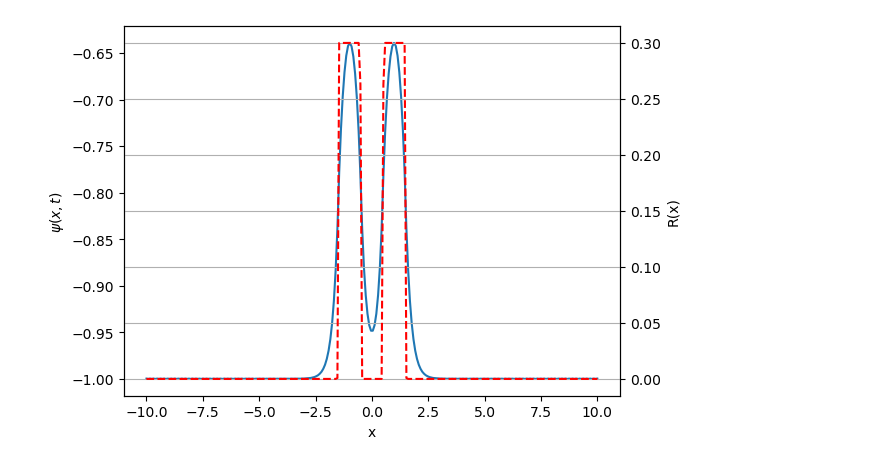
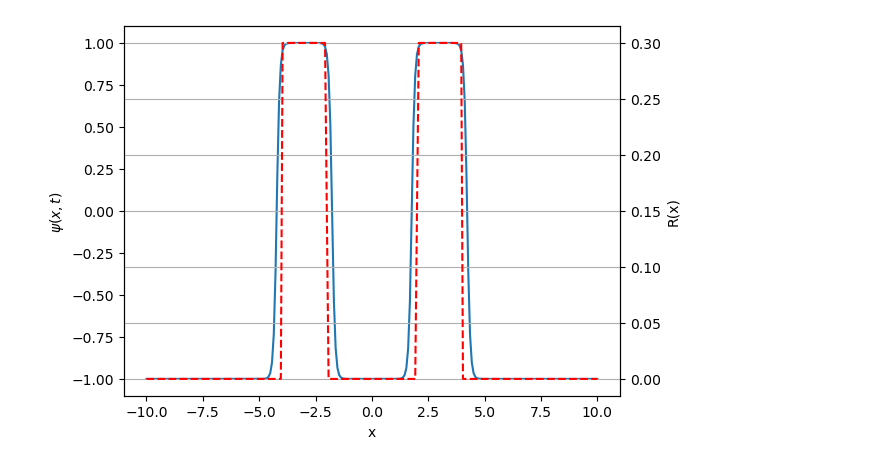
Before and after one commit to pvblop/Memory-Phase-Field-Models, a Jupyter notebook: two_beads_test.ipynb, the cells around one changed output. Saved outputs shown, nothing was run; the diff lists cells and outputs as text; code cells hidden in the pictures.

```diff
--- a/two_beads_test.ipynb
+++ b/two_beads_test.ipynb
@@ -3,9 +3,10 @@ import numpy as np
 import matplotlib.pyplot as plt
 from scipy.integrate import solve_ivp
 
-D = 0.1
-l = 1.0
+D = 0.01
+l = 5.0
 rm = 0.3
+w=2
 
 Nx = 256
 x = np.linspace(-10, 10, Nx)
@@ -17,7 +18,7 @@ def H(x):
 def well(x, x0, width):
     return H(x - (x0 - width/2)) - H(x - (x0 + width/2))
 
-def R(x, sep=l, width=1.0):
+def R(x, sep=l, width=w):
     return well(x, -sep/2, width) + well(x, sep/2, width)
 
 def laplacian_neumann(y):
@@ -32,37 +33,37 @@ def laplacian_neumann(y):
     return lap
 
 
-R_profile = R(x, sep=l+1.0, width=1.0)
+R_profile = R(x, sep=l+1.0, width=w)
 
 def rhs(t, y):
     reaction = -(y * (y + 1) + rm * R_profile) * (y - 1)
     diffusion = D * laplacian_neumann(y)
     return reaction + diffusion
 
 t0, tf = 0, 500
 
 y0 = -np.ones_like(x)
 
 sol = solve_ivp(
     rhs,
     t_span=(t0, tf),
     y0=y0,
     t_eval=np.linspace(t0, tf, 256),
     method="RK45"
 )
 
 fig, ax1 = plt.subplots()
 
 # eje izquierdo
 ax1.plot(x, sol.y[:, -1], label=f"t={tf}")
 ax1.set_xlabel("x")
 ax1.set_ylabel(r"$\psi(x,t)$")
 
 # eje derecho
 ax2 = ax1.twinx()
 ax2.plot(x, rm * R_profile, linestyle="--", color="red", label="bead profile")
 ax2.set_ylabel("R(x)")
 plt.grid()
 plt.show()
 # %% [output]
-[figure, old version]
+[figure, new version]
```
Also changed, not shown: 8 other files.
